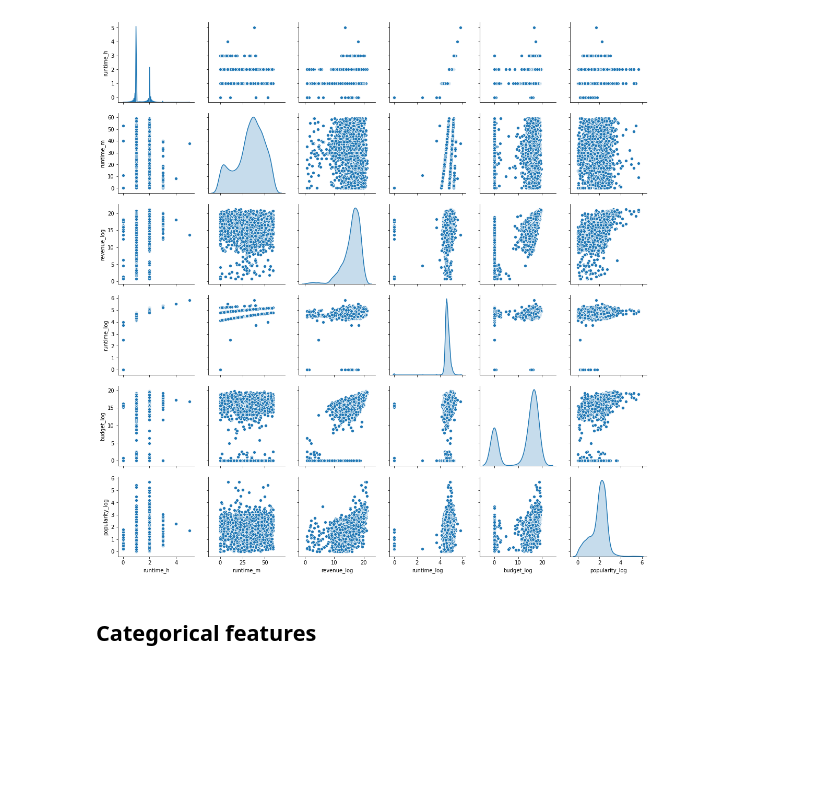
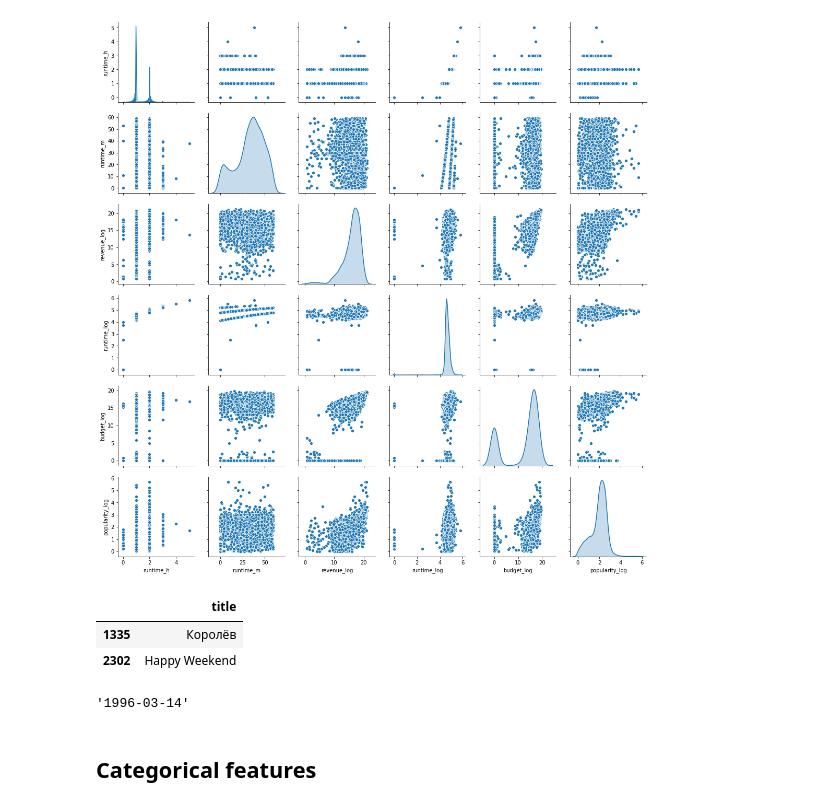
Before and after one commit to jjone36/tmdb, a Jupyter notebook: 02_eda.ipynb, the cells around one changed output. Saved outputs shown, nothing was run; the diff lists cells and outputs as text; code cells hidden in the pictures; blank space fills up the shorter version.

```diff
--- a/02_eda.ipynb
+++ b/02_eda.ipynb
@@ -16,9 +9,10 @@ init_notebook_mode(connected = True)
 # %%
 #sns.heatmap(tr.isnull(),yticklabels=False)
+# %%
+tr_num = pd.read_csv('data/train_num_p.csv')
+tr_cat = pd.read_csv('data/train_cat_p.csv')
 # %% [markdown]
 ## Numeric features
-# %%
-tr_num = pd.read_csv('data/train_num.csv')
 # %%
 tr_num.describe()
 # %% [output]
@@ -43,6 +37,18 @@ invalid value encountered in less
 Using a non-tuple sequence for multidimensional indexing is deprecated; use `arr[tuple(seq)]` instead of `arr[seq]`. In the future this will be interpreted as an array index, `arr[np.array(seq)]`, whi ...
 <seaborn.axisgrid.PairGrid at 0x...>
 [figure]
+# %%
+idx = tr_num[tr_num.runtime.isnull()].index
+a = pd.read_csv('data/train.csv', usecols= ['title'])
+a.iloc[idx]
+# %% [output]
+|  | title |
+| 1335 | Королёв |
+| 2302 | Happy Weekend |
+# %%
+tr_cat.release_date[2302]
+# %% [output]
+'1996-03-14'
 # %% [markdown]
 ## Categorical features
 # %% [markdown]
```
Also changed, not shown: parts of 4 cells of this notebook, 6 other files.
